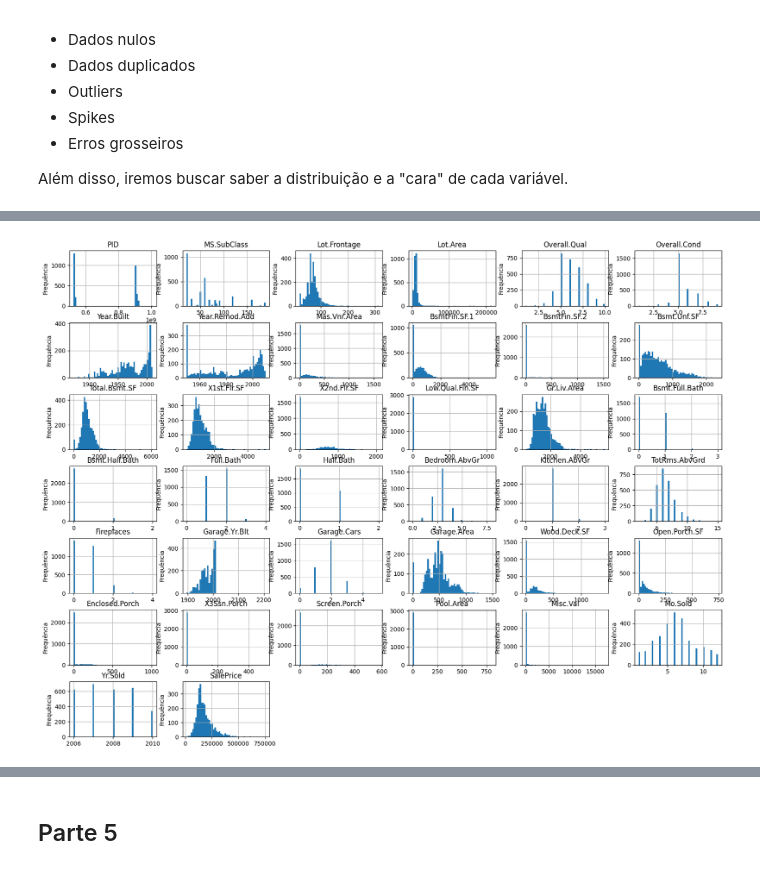
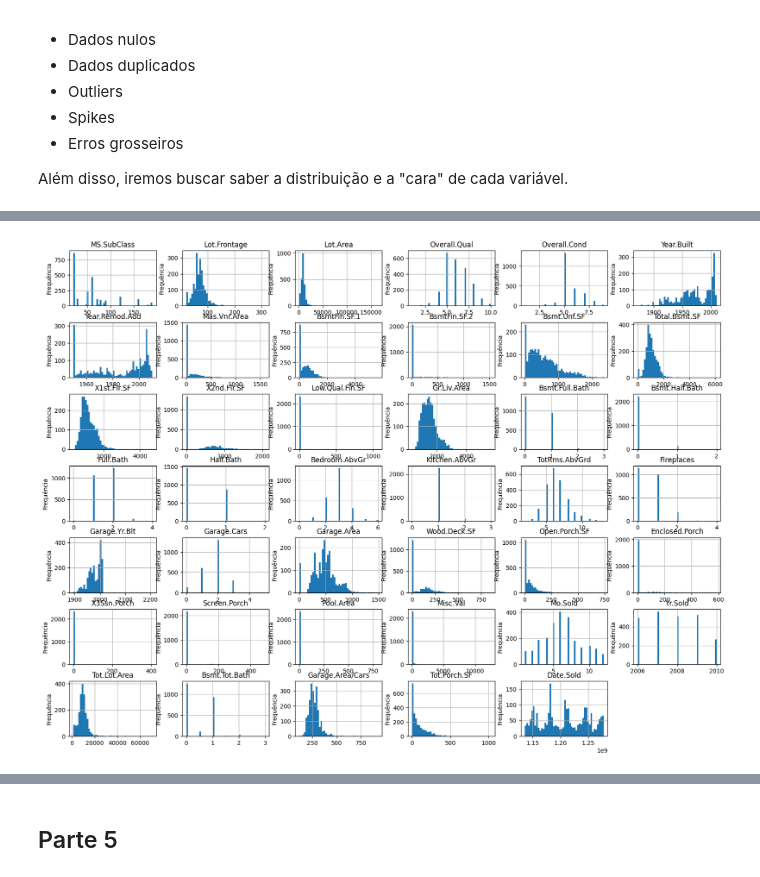
Before and after one commit to henriquebrnetto/projeto_ml_4sem, a Jupyter notebook: model.ipynb, the cells around one changed output, grey strips where cells are left out. Cells and saved outputs as stored; diff of their text form; code cells hidden in the pictures.

```diff
--- a/model.ipynb
+++ b/model.ipynb
@@ -56,5 +99,5 @@ dataset.head()
 # %%
 """
-Como a primeira coluna é o ID da observação, podemos removê-la, uma vez que estes são valores arbitrários.
+Como a primeira coluna é o ID da observação e a segunda é um identificador, podemos removê-las, uma vez que estes são valores arbitrários.
 """
-dataset = dataset.iloc[:, 1:] # Estamos removendo as duas primeiras colunas, que são o ID e o PID (Parcel identification number)
+dataset = dataset.iloc[:, 2:] # Estamos removendo as duas primeiras colunas, que são o ID e o PID (Parcel identification number)
@@ -61,2 +113,8 @@ dataset = dataset.iloc[:, 1:] # Estamos removendo as duas primeiras colunas, que
+# %%
+dataset.loc[:, 'Tot.Lot.Area'] = dataset.loc[:, 'Lot.Frontage'] + dataset.loc[:, 'Lot.Area']
+dataset.loc[:, 'Bsmt.Tot.Bath'] = dataset.loc[:, 'Bsmt.Full.Bath'] + 0.5*dataset.loc[:, 'Bsmt.Half.Bath']
+dataset.loc[:, 'Garage.Area/Cars'] = dataset.loc[:, 'Garage.Area'] / dataset.loc[:, 'Garage.Cars']
+dataset.loc[:, 'Tot.Porch.SF'] = dataset.loc[:, 'Open.Porch.SF'] + dataset.loc[:, 'X3Ssn.Porch'] + dataset.loc[:, 'Enclosed.Porch'] + dataset.loc[:, 'Screen.Porch']
+dataset.loc[:, 'Date.Sold'] = pd.to_datetime(dict(year=dataset['Yr.Sold'], month=dataset['Mo.Sold'], day=1)).apply(lambda x: x.timestamp())
 # %% [markdown]
 ### Train-Test Split
@@ -63,5 +125,5 @@ dataset = dataset.iloc[:, 1:] # Estamos removendo as duas primeiras colunas, que
 # %%
-X, y = dataset.iloc[:, :-1], dataset.iloc[:, -1]
+X, y = dataset.drop('SalePrice', axis=1), dataset.loc[:, 'SalePrice']
 # %%
-x_train, x_test, y_train, y_test = train_test_split(X, y, test_size=0.2, random_state=SEED)
+X_train, X_test, y_train, y_test = train_test_split(X, y, test_size=0.2, random_state=SEED)
 # %% [markdown]
@@ -101,16 +143,16 @@ memory usage: 1.8+ MB
 # %%
-n_bins = np.floor(np.sqrt(dataset.shape[0])).astype(int).item()
+n_bins = np.floor(np.sqrt(X_train.shape[0])).astype(int).item()
 
-result = dataset \
+result = X_train \
     .select_dtypes(include='number') \
     .hist(bins=n_bins, figsize=(20, 15))
 
 for subplot in result.flatten():
     column = subplot.get_title()
     if not column:
         continue
     subplot.set_ylabel('Frequência')
 
 plt.show()
 # %% [output]
-[figure, old version]
+[figure, new version]
```
Also changed, not shown: parts of 17 cells of this notebook.
